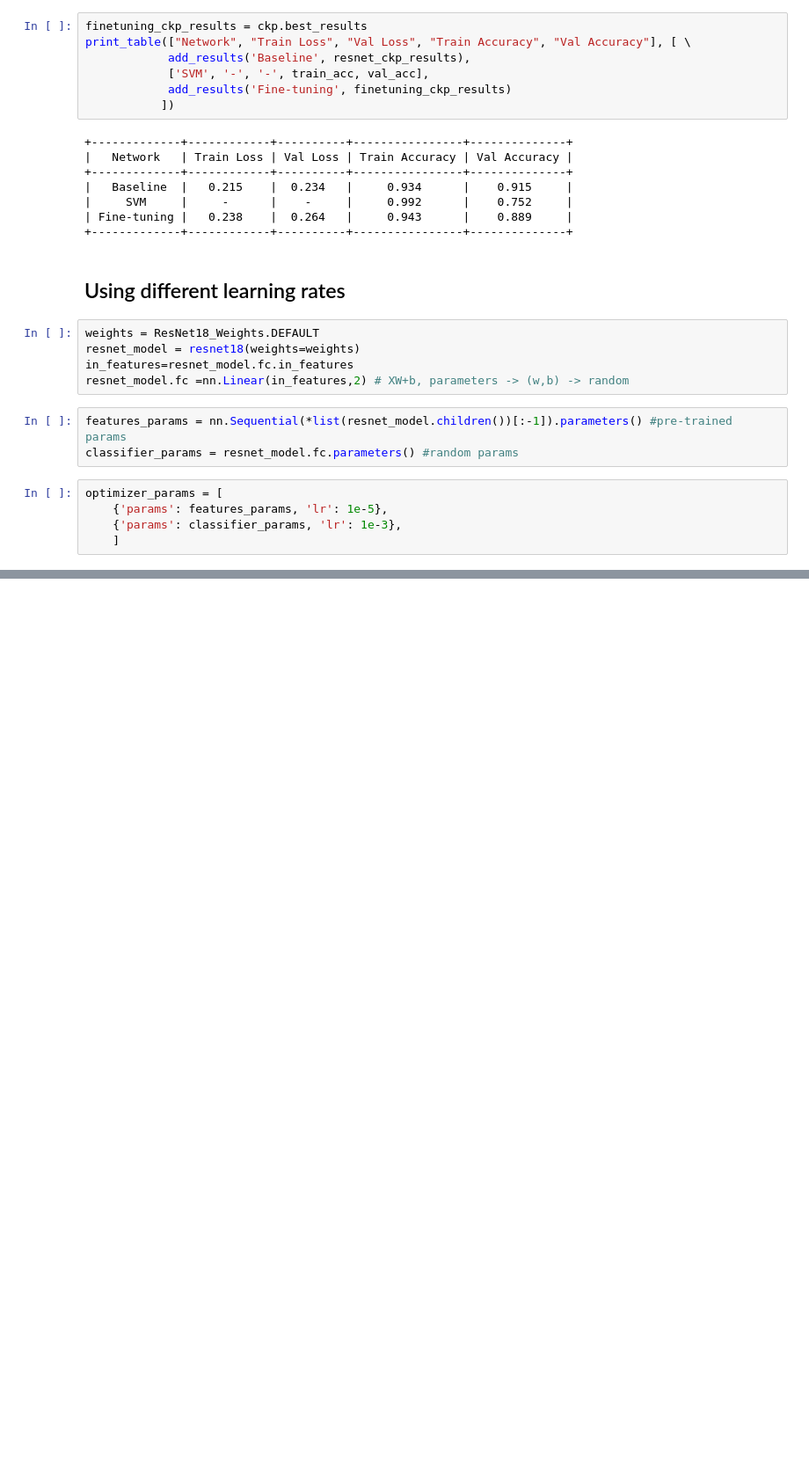
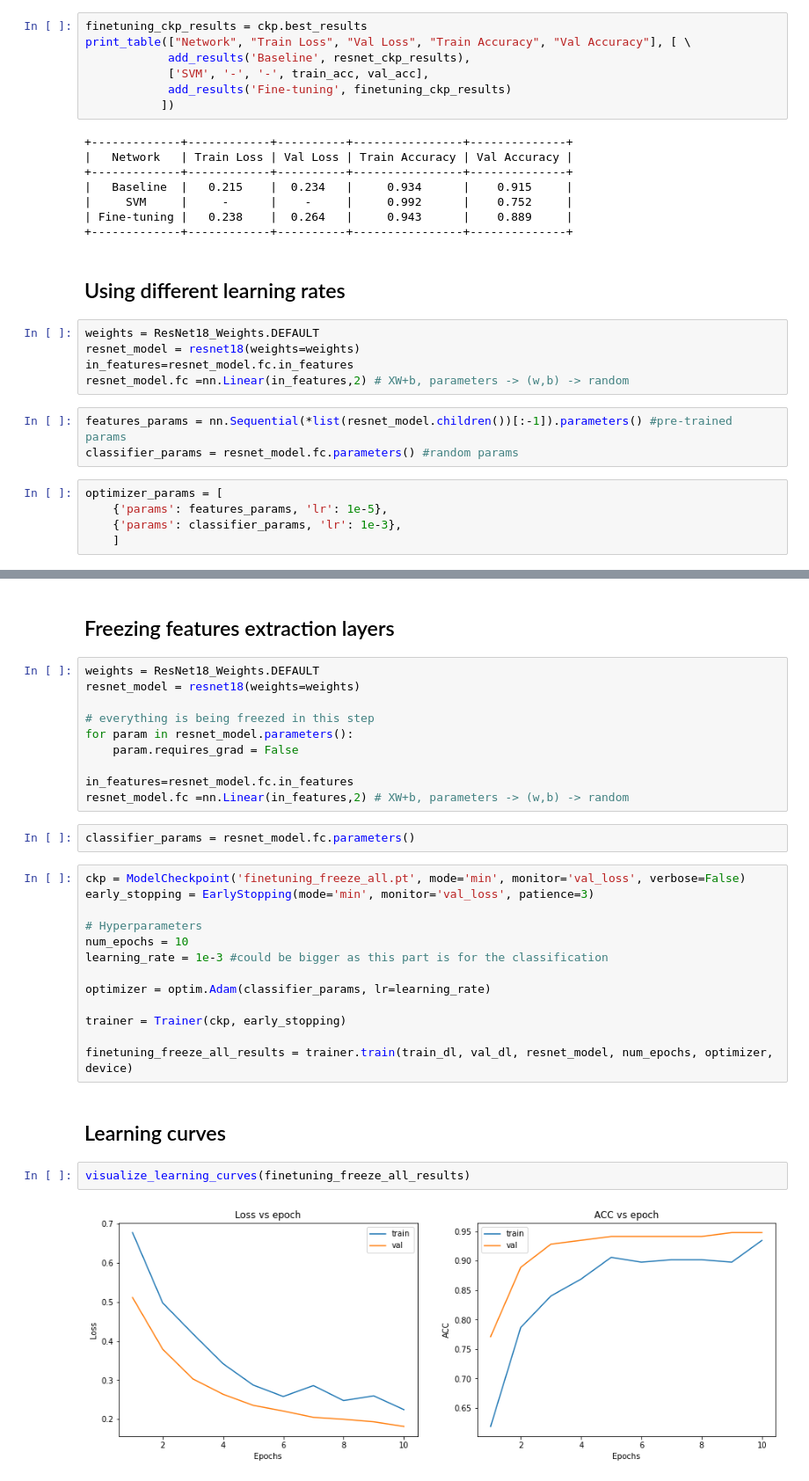
Before and after one commit to scudr/Transfer_learning, a Jupyter notebook: transfer_learning.ipynb, the cells around one changed output, grey strips where cells are left out. Shown at 88% size. Drawn from its saved outputs; the diff is of its cells as text; blank space fills up the shorter version.

Commit message:
Freezed initial layers

```diff
--- a/transfer_learning.ipynb
+++ b/transfer_learning.ipynb
@@ -624,0 +661,33 @@ optimizer_params = [
+# %% [markdown]
+## Freezing features extraction layers
+# %%
+weights = ResNet18_Weights.DEFAULT
+resnet_model = resnet18(weights=weights)
+
+# everything is being freezed in this step
+for param in resnet_model.parameters():
+    param.requires_grad = False
+
+in_features=resnet_model.fc.in_features
+resnet_model.fc =nn.Linear(in_features,2) # XW+b, parameters -> (w,b) -> random
+# %%
+classifier_params = resnet_model.fc.parameters()
+# %%
+ckp = ModelCheckpoint('finetuning_freeze_all.pt', mode='min', monitor='val_loss', verbose=False)
+early_stopping = EarlyStopping(mode='min', monitor='val_loss', patience=3)
+
+# Hyperparameters
+num_epochs = 10
+learning_rate = 1e-3 #could be bigger as this part is for the classification
+
+optimizer = optim.Adam(classifier_params, lr=learning_rate)
+
+trainer = Trainer(ckp, early_stopping)
+
+finetuning_freeze_all_results = trainer.train(train_dl, val_dl, resnet_model, num_epochs, optimizer, device)
+# %% [markdown]
+## Learning curves
+# %%
+visualize_learning_curves(finetuning_freeze_all_results)
+# %% [output]
+[figure, added]
```
Also changed, not shown: parts of 4 cells of this notebook.
